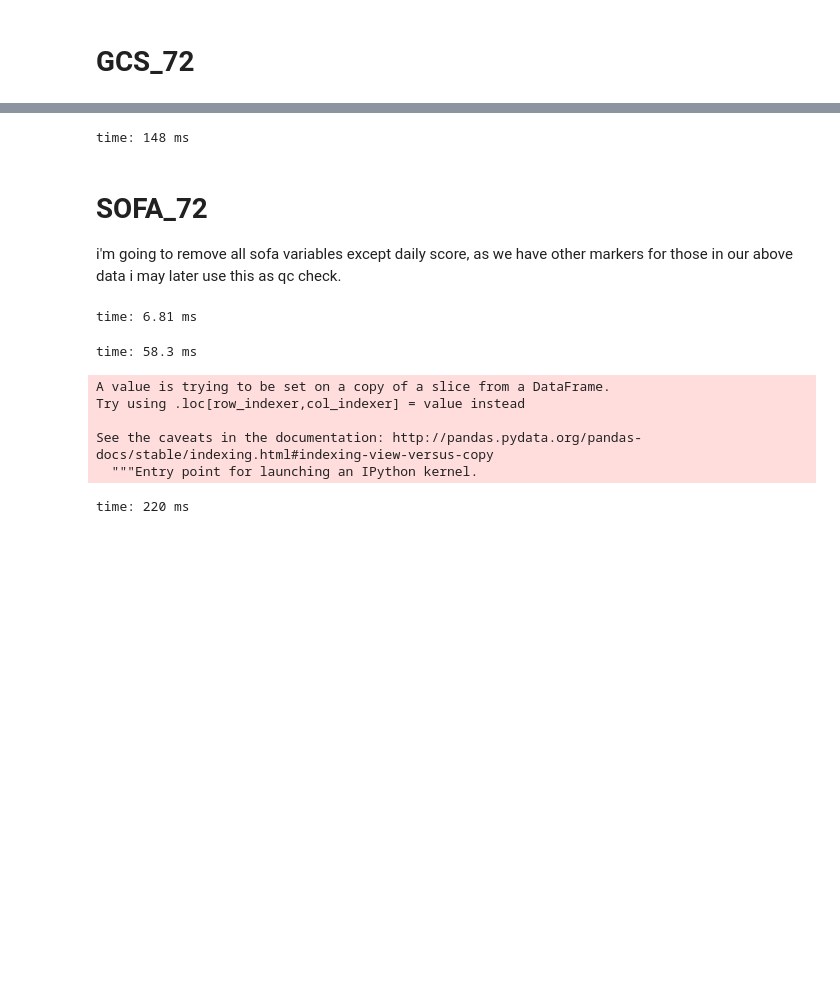
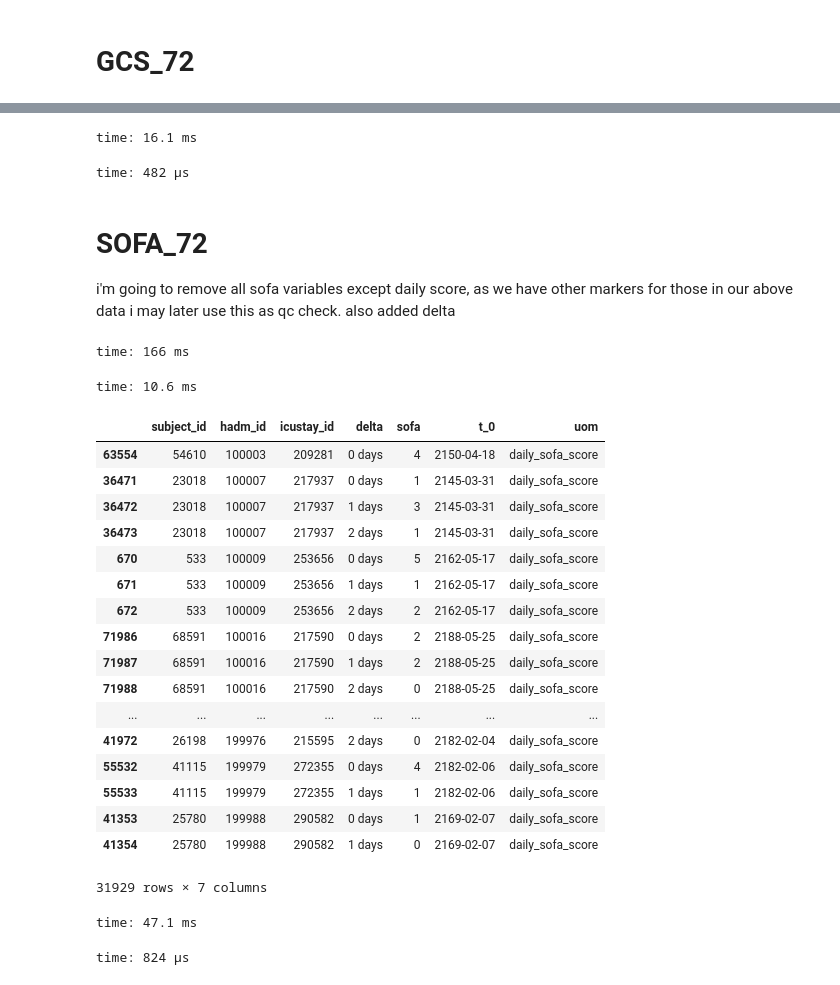
Before and after one commit to kellylinyingxin/mimiciii-antibiotics-modeling, a Jupyter notebook: notebooks/03.1-clinical_variable_prep.ipynb, the cells around one changed output, grey strips where cells are left out. Cells and saved outputs as stored; diff of their text form; code cells hidden in the pictures; blank space fills up the shorter version.

```diff
--- a/notebooks/03.1-clinical_variable_prep.ipynb
+++ b/notebooks/03.1-clinical_variable_prep.ipynb
@@ -615,27 +983,54 @@ See the caveats in the documentation: http://pandas.pydata.org/pandas-docs/stabl
+# %%
+gcs72_df=gcs72_df[['subject_id','hadm_id','icustay_id','delta','mingcs','t_0']]
+# %% [output]
+time: 16.1 ms
 # %%
-pd.DataFrame(gcs72_df).to_csv(Path(
-    wd+'/data/processed/%s_gcs72_df.csv' %(date)))
+# pd.DataFrame(gcs72_df).to_csv(Path(
+#     wd+'/data/processed/%s_gcs_prepped.csv' %(date)))
 # %% [output]
-time: 148 ms
+time: 482 µs
 # %% [markdown]
 # SOFA_72
 i'm going to remove all sofa variables except daily score, as we have other markers for those in our above data
 i may later use this as qc check.
+also added delta
+# %%
+sofa_df_72['uom']='daily_sofa_score'
+
+#adding day delta column
+sofa_df_72=sofa_df_72.sort_values(['hadm_id','day','t_0']) #good
+sofa_df_72['day_rank']=sofa_df_72.groupby('icustay_id')['day'].rank()
+sofa_df_72['delta']=pd.to_timedelta((sofa_df_72['day_rank']-1), 'days')
+# %% [output]
+time: 166 ms
 # %%
-sofa_score_72= sofa_df_72[['subject_id','hadm_id','icustay_id','day','sofa','t_0']]
+sofa_score_72= sofa_df_72[['subject_id','hadm_id','icustay_id','delta','sofa','t_0','uom']]
 # %% [output]
-time: 6.81 ms
+time: 10.6 ms
 # %%
-sofa_score_72['uom']='daily_sofa_score'
+sofa_score_72
 # %% [output]
+|  | subject_id | hadm_id | icustay_id | delta | sofa | t_0 | uom |
+| 63554 | 54610 | 100003 | 209281 | 0 days | 4 | 2150-04-18 | daily_sofa_score |
+| 36471 | 23018 | 100007 | 217937 | 0 days | 1 | 2145-03-31 | daily_sofa_score |
+| 36472 | 23018 | 100007 | 217937 | 1 days | 3 | 2145-03-31 | daily_sofa_score |
+| 36473 | 23018 | 100007 | 217937 | 2 days | 1 | 2145-03-31 | daily_sofa_score |
+| 670 | 533 | 100009 | 253656 | 0 days | 5 | 2162-05-17 | daily_sofa_score |
+| 671 | 533 | 100009 | 253656 | 1 days | 1 | 2162-05-17 | daily_sofa_score |
+| 672 | 533 | 100009 | 253656 | 2 days | 2 | 2162-05-17 | daily_sofa_score |
+| 71986 | 68591 | 100016 | 217590 | 0 days | 2 | 2188-05-25 | daily_sofa_score |
+| 71987 | 68591 | 100016 | 217590 | 1 days | 2 | 2188-05-25 | daily_sofa_score |
+| 71988 | 68591 | 100016 | 217590 | 2 days | 0 | 2188-05-25 | daily_sofa_score |
+| ... | ... | ... | ... | ... | ... | ... | ... |
+| 41972 | 26198 | 199976 | 215595 | 2 days | 0 | 2182-02-04 | daily_sofa_score |
+| 55532 | 41115 | 199979 | 272355 | 0 days | 4 | 2182-02-06 | daily_sofa_score |
+| 55533 | 41115 | 199979 | 272355 | 1 days | 1 | 2182-02-06 | daily_sofa_score |
+| 41353 | 25780 | 199988 | 290582 | 0 days | 1 | 2169-02-07 | daily_sofa_score |
+| 41354 | 25780 | 199988 | 290582 | 1 days | 0 | 2169-02-07 | daily_sofa_score |
-time: 58.3 ms
+31929 rows × 7 columns
-A value is trying to be set on a copy of a slice from a DataFrame.
-Try using .loc[row_indexer,col_indexer] = value instead
-
-See the caveats in the documentation: http://pandas.pydata.org/pandas-docs/stable/indexing.html#indexing-view-versus-copy
-  """Entry point for launching an IPython kernel.
+time: 47.1 ms
 # %%
-pd.DataFrame(sofa_score_72).to_csv(Path(
-    wd+'/data/processed/%s_sofa_score_72.csv' %(date)))
+# pd.DataFrame(sofa_score_72).to_csv(Path(
+#     wd+'/data/processed/%s_sofa_prepped.csv' %(date)))
 # %% [output]
-time: 220 ms
+time: 824 µs
```
Also changed, not shown: parts of 88 cells of this notebook.
